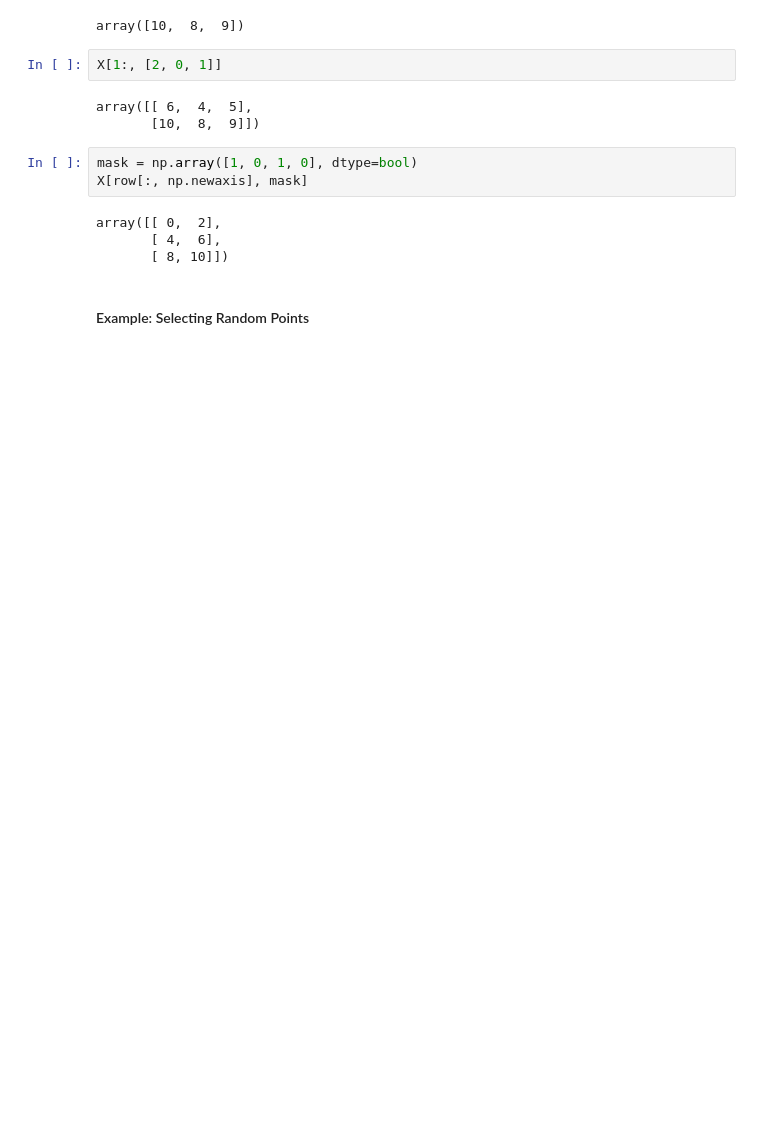
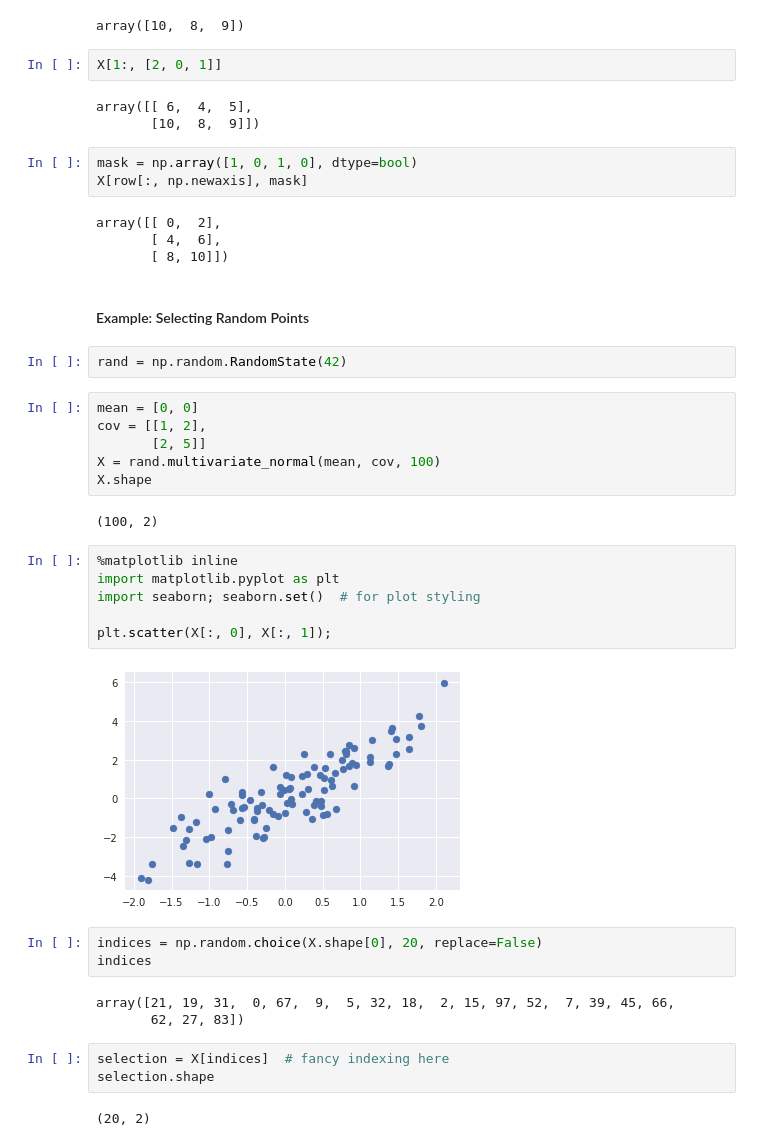
Before and after one commit to abhashkumar/python_numpy_pandas, a Jupyter notebook: Numpy_and_Pandas.ipynb, the cells around one changed output. Saved outputs shown, nothing was run; the diff lists cells and outputs as text; blank space fills up the shorter version.

```diff
--- a/Numpy_and_Pandas.ipynb
+++ b/Numpy_and_Pandas.ipynb
@@ -1359,3 +1359,32 @@ array([[ 0,  2],
        [ 8, 10]])
 # %% [markdown]
 #### Example: Selecting Random Points
+# %%
+rand = np.random.RandomState(42)
+# %%
+mean = [0, 0]
+cov = [[1, 2],
+       [2, 5]]
+X = rand.multivariate_normal(mean, cov, 100)
+X.shape
+# %% [output]
+(100, 2)
+# %%
+%matplotlib inline
+import matplotlib.pyplot as plt
+import seaborn; seaborn.set()  # for plot styling
+
+plt.scatter(X[:, 0], X[:, 1]);
+# %% [output]
+[figure, added]
+# %%
+indices = np.random.choice(X.shape[0], 20, replace=False)
+indices
+# %% [output]
+array([21, 19, 31,  0, 67,  9,  5, 32, 18,  2, 15, 97, 52,  7, 39, 45, 66,
+       62, 27, 83])
+# %%
+selection = X[indices]  # fancy indexing here
+selection.shape
+# %% [output]
+(20, 2)
```
Also changed, not shown: parts of 54 cells of this notebook.
